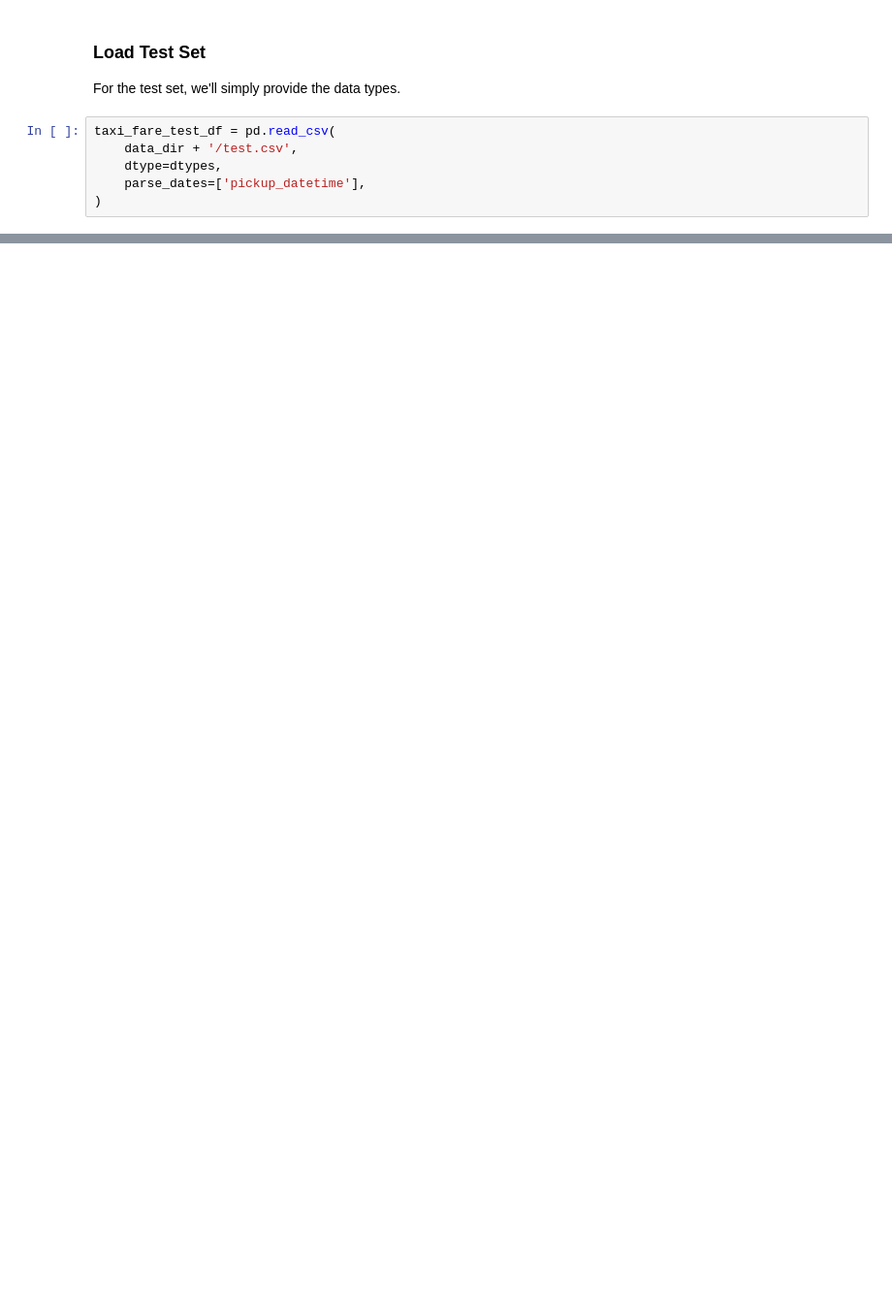
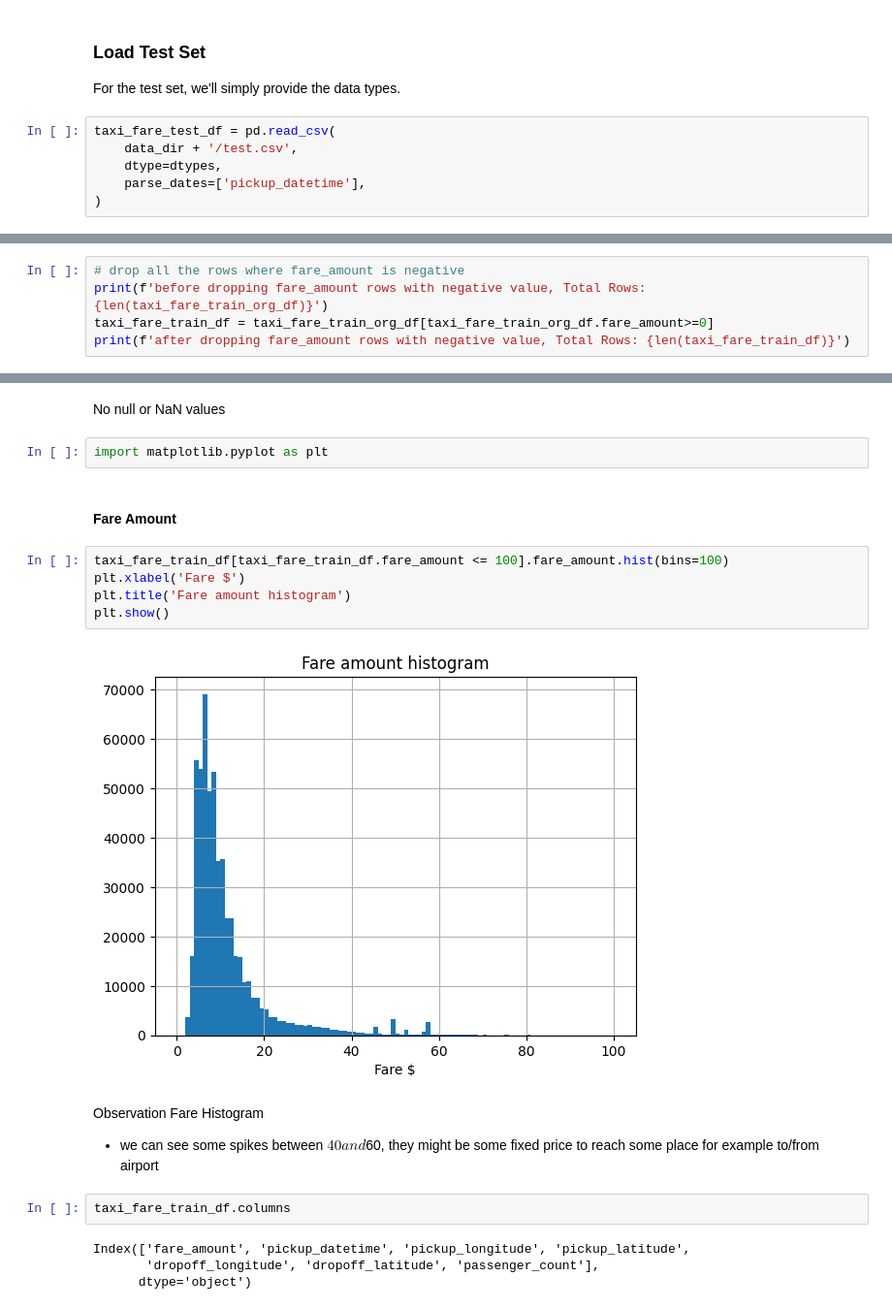
Before and after one commit to vivekpatel99/NY-taxi-fare-prediction, a Jupyter notebook: NY_Taxi_Fare_Prediction.ipynb, the cells around one changed output, grey strips where cells are left out. Shown at 97% size. Saved outputs shown, nothing was run; the diff lists cells and outputs as text; blank space fills up the shorter version.

```diff
--- a/NY_Taxi_Fare_Prediction.ipynb
+++ b/NY_Taxi_Fare_Prediction.ipynb
@@ -204,0 +229,5 @@ taxi_fare_train_df.describe().T
+# %%
+# drop all the rows where fare_amount is negative
+print(f'before dropping fare_amount rows with negative value, Total Rows: {len(taxi_fare_train_org_df)}')
+taxi_fare_train_df = taxi_fare_train_org_df[taxi_fare_train_org_df.fare_amount>=0]
+print(f'after dropping fare_amount rows with negative value, Total Rows: {len(taxi_fare_train_df)}')
@@ -204,0 +289,22 @@ taxi_fare_train_df.describe().T
+# %% [markdown]
+No null or NaN values
+# %%
+import matplotlib.pyplot as plt
+# %% [markdown]
+#### Fare Amount
+# %%
+taxi_fare_train_df[taxi_fare_train_df.fare_amount <= 100].fare_amount.hist(bins=100)
+plt.xlabel('Fare $')
+plt.title('Fare amount histogram')
+plt.show()
+# %% [output]
+[figure, added]
+# %% [markdown]
+Observation Fare Histogram
+ * we can see some spikes between $40 and $60, they might be some fixed price to reach some place for example to/from airport
+# %%
+taxi_fare_train_df.columns
+# %% [output]
+Index(['fare_amount', 'pickup_datetime', 'pickup_longitude', 'pickup_latitude',
+       'dropoff_longitude', 'dropoff_latitude', 'passenger_count'],
+      dtype='object')
```
Also changed, not shown: parts of 71 cells of this notebook, 5 other files.
